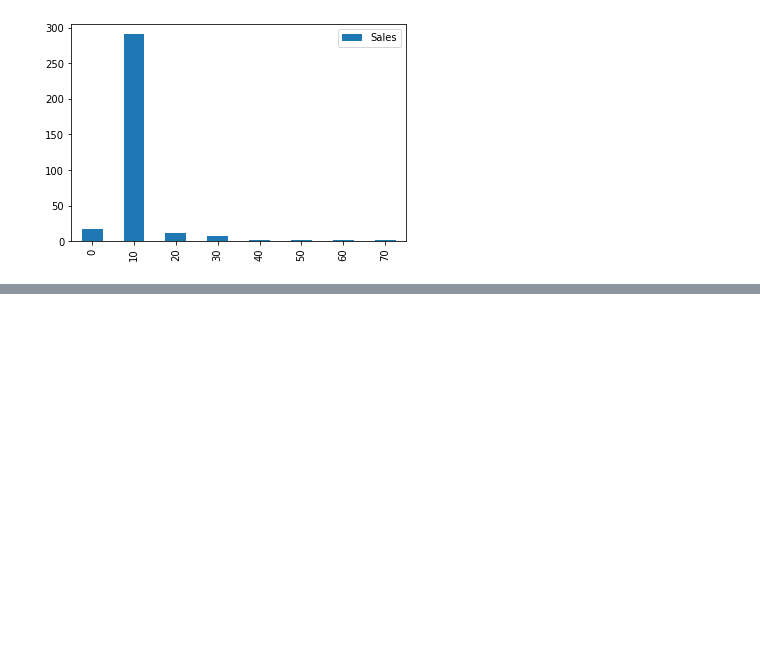
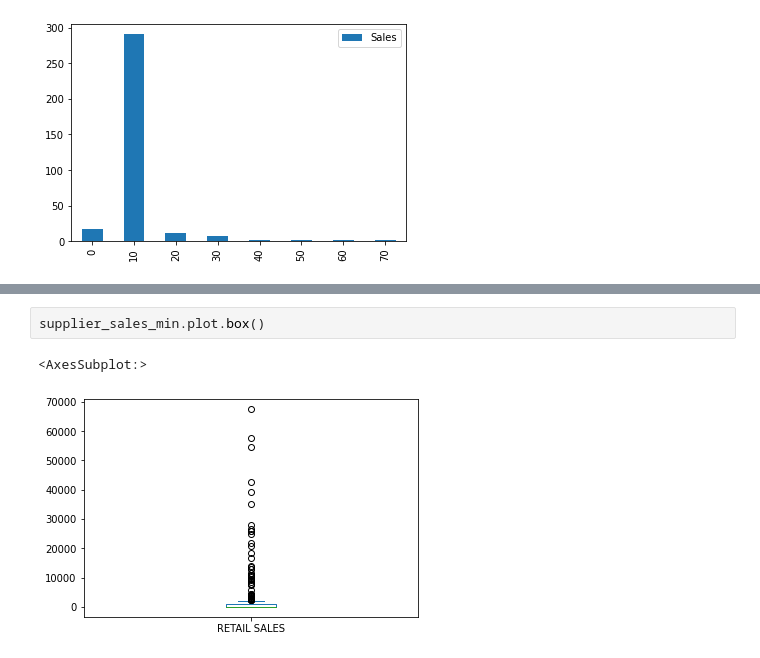
Before and after one commit to Gricel18/DataScience-Proyecto-Warehouse, a Jupyter notebook: Warehouse/script.ipynb, the cells around one changed output, grey strips where cells are left out. Drawn from its saved outputs; the diff is of its cells as text; blank space fills up the shorter version.

```diff
--- a/Warehouse/script.ipynb
+++ b/Warehouse/script.ipynb
@@ -151,0 +257,5 @@ plotdata.plot(kind="bar")
+# %%
+supplier_sales_min.plot.box()
+# %% [output]
+<AxesSubplot:>
+[figure, added]
```
Also changed, not shown: parts of 16 cells of this notebook.
